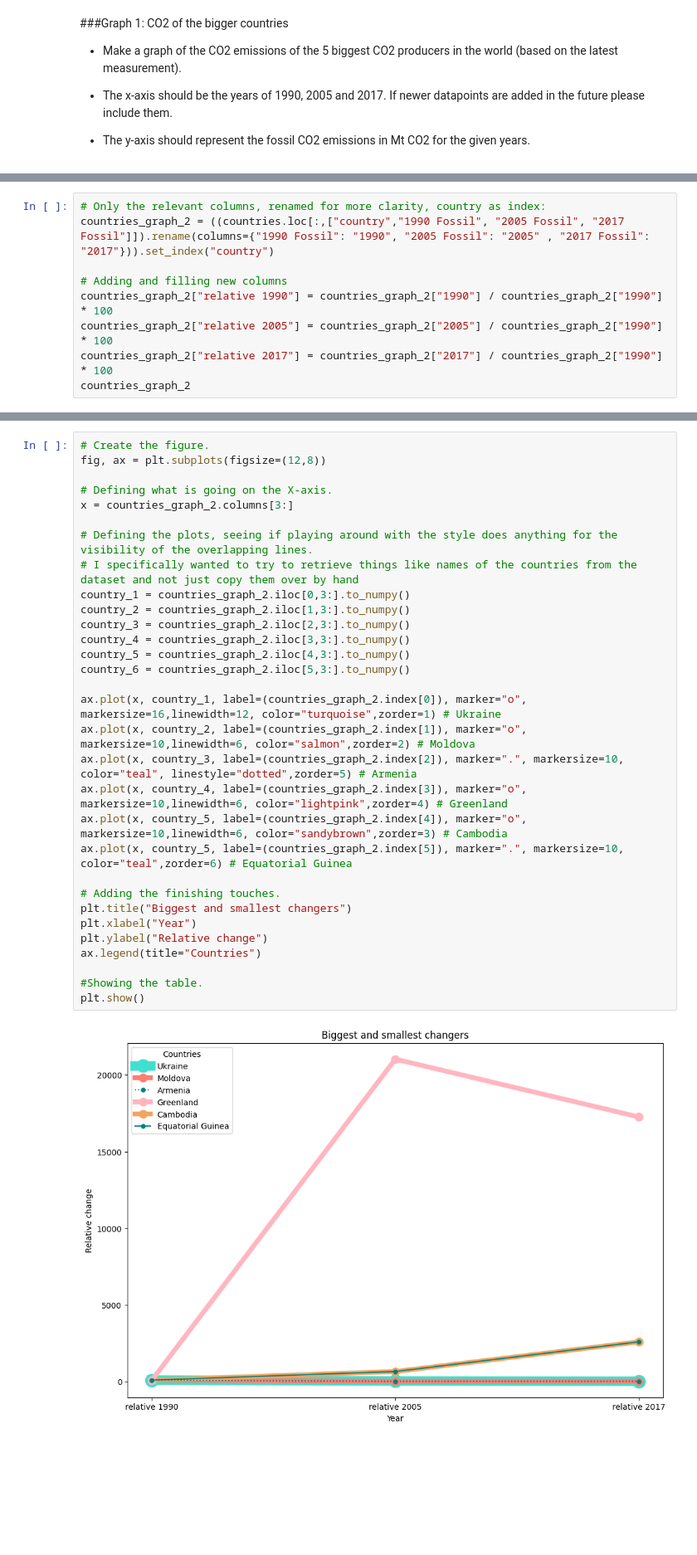
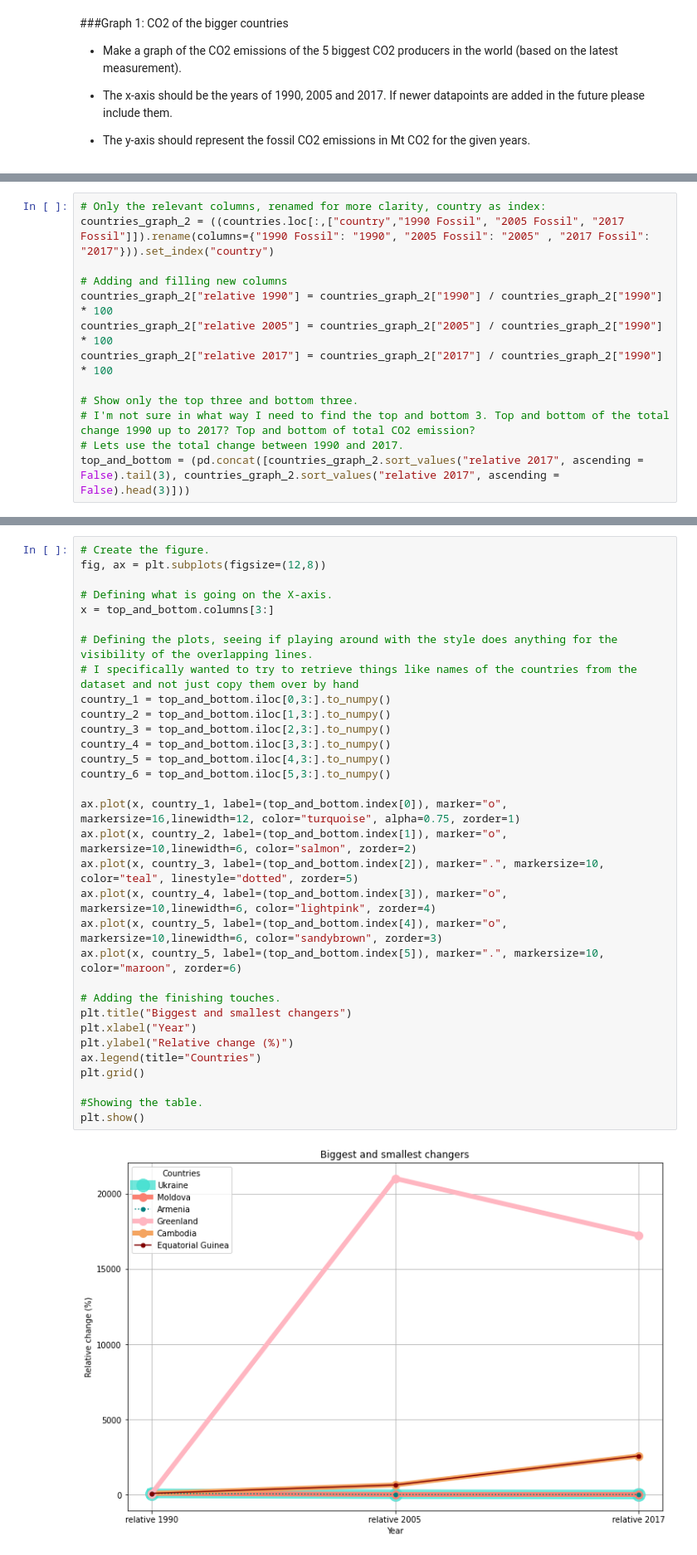
Before and after one commit to MevrouwHelderder/Assignments, a Jupyter notebook: Assignment_Global_CO2_Emissions.ipynb, the cells around one changed output, grey strips where cells are left out. Shown at 83% size. Drawn from its saved outputs; the diff is of its cells as text; blank space fills up the shorter version.

```diff
--- a/Assignment_Global_CO2_Emissions.ipynb
+++ b/Assignment_Global_CO2_Emissions.ipynb
@@ -93,4 +88,8 @@ countries_graph_2 = ((countries.loc[:,["country","1990 Fossil", "2005 Fossil", "
 countries_graph_2["relative 1990"] = countries_graph_2["1990"] / countries_graph_2["1990"] * 100
 countries_graph_2["relative 2005"] = countries_graph_2["2005"] / countries_graph_2["1990"] * 100
 countries_graph_2["relative 2017"] = countries_graph_2["2017"] / countries_graph_2["1990"] * 100
-countries_graph_2
+
+# Show only the top three and bottom three.
+# I'm not sure in what way I need to find the top and bottom 3. Top and bottom of the total change 1990 up to 2017? Top and bottom of total CO2 emission?
+# Lets use the total change between 1990 and 2017.
+top_and_bottom = (pd.concat([countries_graph_2.sort_values("relative 2017", ascending = False).tail(3), countries_graph_2.sort_values("relative 2017", ascending = False).head(3)]))
@@ -128,33 +96,34 @@ countries_graph_2
 # %%
 # Create the figure.
 fig, ax = plt.subplots(figsize=(12,8))
 
 # Defining what is going on the X-axis.
-x = countries_graph_2.columns[3:]
+x = top_and_bottom.columns[3:]
 
 # Defining the plots, seeing if playing around with the style does anything for the visibility of the overlapping lines.
 # I specifically wanted to try to retrieve things like names of the countries from the dataset and not just copy them over by hand
-country_1 = countries_graph_2.iloc[0,3:].to_numpy()
-country_2 = countries_graph_2.iloc[1,3:].to_numpy()
-country_3 = countries_graph_2.iloc[2,3:].to_numpy()
-country_4 = countries_graph_2.iloc[3,3:].to_numpy()
-country_5 = countries_graph_2.iloc[4,3:].to_numpy()
-country_6 = countries_graph_2.iloc[5,3:].to_numpy()
+country_1 = top_and_bottom.iloc[0,3:].to_numpy()
+country_2 = top_and_bottom.iloc[1,3:].to_numpy()
+country_3 = top_and_bottom.iloc[2,3:].to_numpy()
+country_4 = top_and_bottom.iloc[3,3:].to_numpy()
+country_5 = top_and_bottom.iloc[4,3:].to_numpy()
+country_6 = top_and_bottom.iloc[5,3:].to_numpy()
 
-ax.plot(x, country_1, label=(countries_graph_2.index[0]), marker="o", markersize=16,linewidth=12, color="turquoise",zorder=1) # Ukraine
-ax.plot(x, country_2, label=(countries_graph_2.index[1]), marker="o", markersize=10,linewidth=6, color="salmon",zorder=2) # Moldova
-ax.plot(x, country_3, label=(countries_graph_2.index[2]), marker=".", markersize=10, color="teal", linestyle="dotted",zorder=5) # Armenia
-ax.plot(x, country_4, label=(countries_graph_2.index[3]), marker="o", markersize=10,linewidth=6, color="lightpink",zorder=4) # Greenland
-ax.plot(x, country_5, label=(countries_graph_2.index[4]), marker="o", markersize=10,linewidth=6, color="sandybrown",zorder=3) # Cambodia
-ax.plot(x, country_5, label=(countries_graph_2.index[5]), marker=".", markersize=10, color="teal",zorder=6) # Equatorial Guinea
+ax.plot(x, country_1, label=(top_and_bottom.index[0]), marker="o", markersize=16,linewidth=12, color="turquoise", alpha=0.75, zorder=1)
+ax.plot(x, country_2, label=(top_and_bottom.index[1]), marker="o", markersize=10,linewidth=6, color="salmon", zorder=2)
+ax.plot(x, country_3, label=(top_and_bottom.index[2]), marker=".", markersize=10, color="teal", linestyle="dotted", zorder=5)
+ax.plot(x, country_4, label=(top_and_bottom.index[3]), marker="o", markersize=10,linewidth=6, color="lightpink", zorder=4)
+ax.plot(x, country_5, label=(top_and_bottom.index[4]), marker="o", markersize=10,linewidth=6, color="sandybrown", zorder=3)
+ax.plot(x, country_5, label=(top_and_bottom.index[5]), marker=".", markersize=10, color="maroon", zorder=6)
 
 # Adding the finishing touches.
 plt.title("Biggest and smallest changers")
 plt.xlabel("Year")
-plt.ylabel("Relative change")
+plt.ylabel("Relative change (%)")
 ax.legend(title="Countries")
+plt.grid()
 
 #Showing the table.
 plt.show()
 # %% [output]
-[figure, old version]
+[figure, new version]
```
Also changed, not shown: parts of 9 cells of this notebook.
